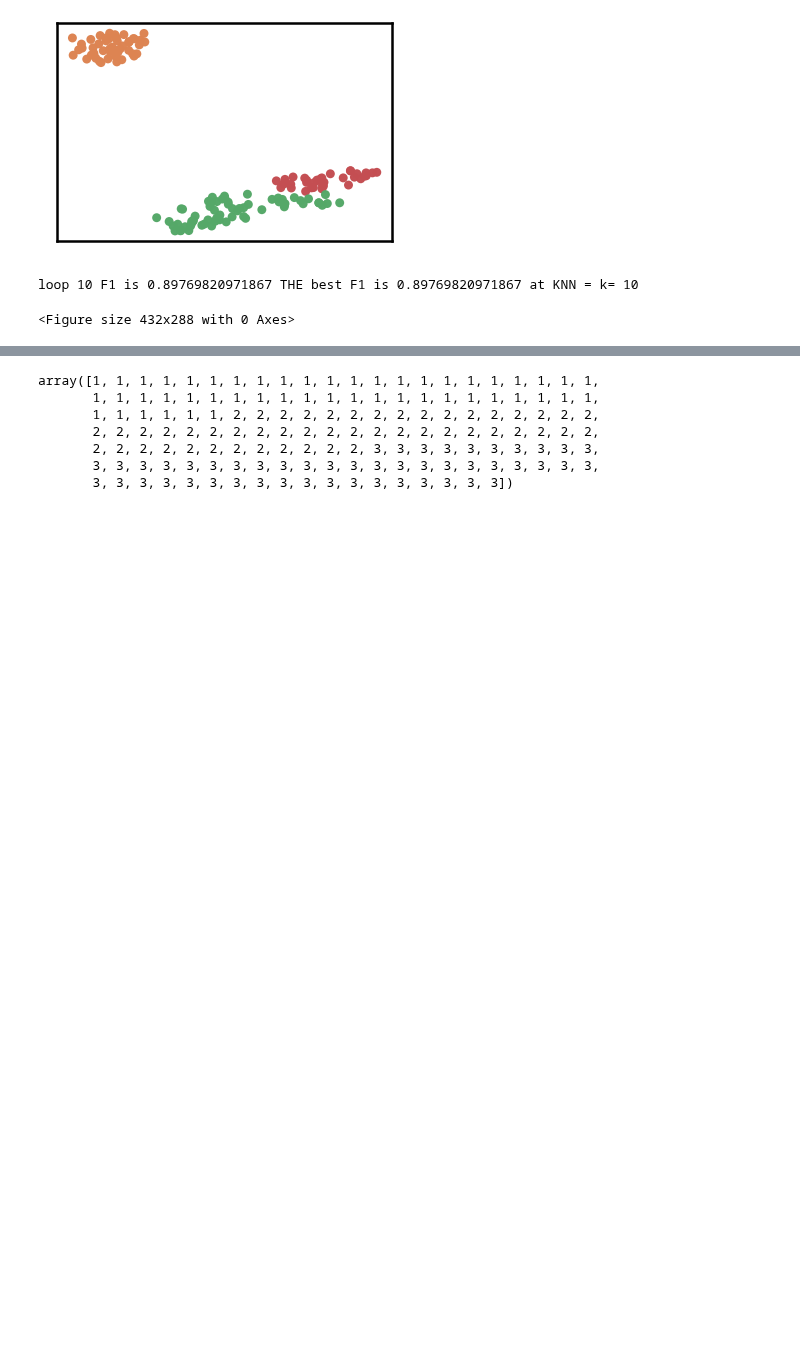
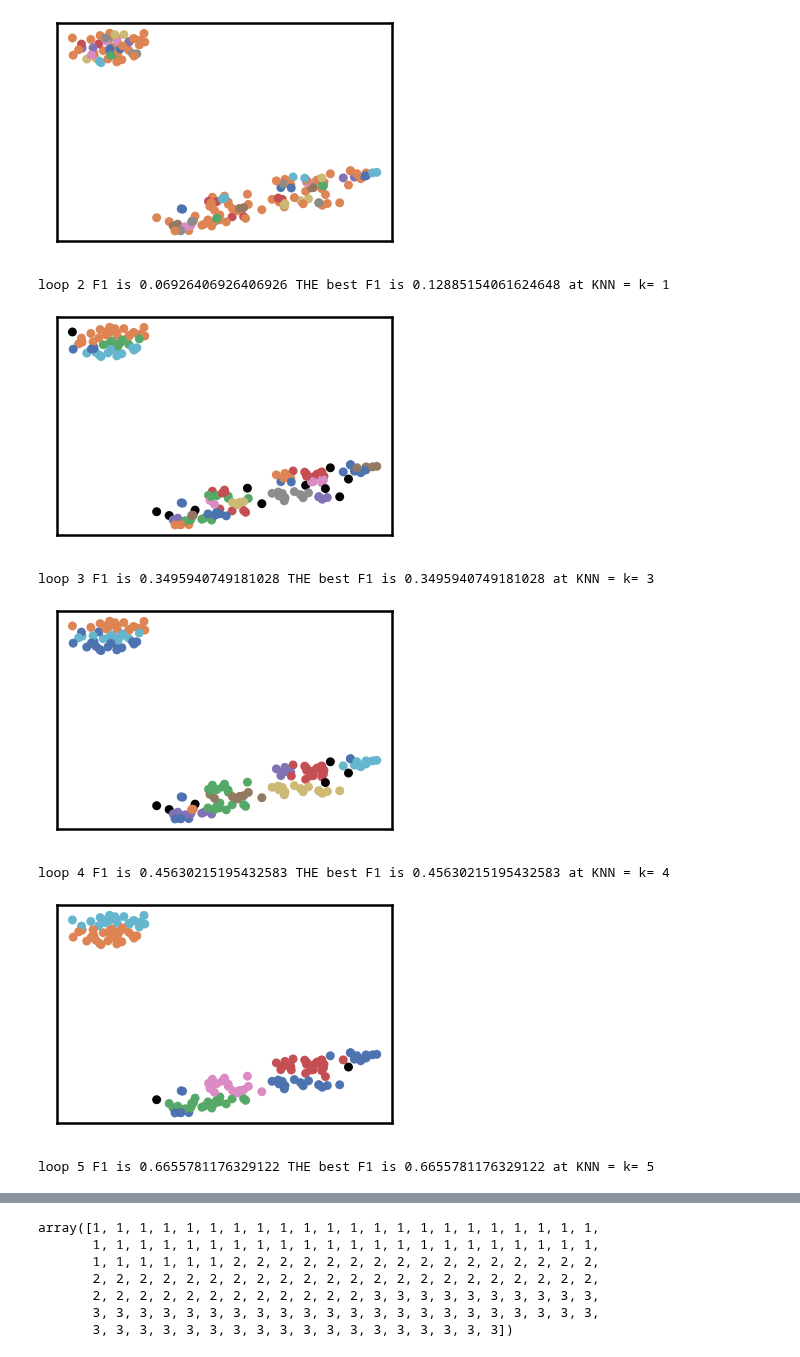
Before and after one commit to scikit-learn-contrib/denmune-clustering-algorithm, a Jupyter notebook: example.ipynb, the cells around one changed output, grey strips where cells are left out. Cells and saved outputs as stored; diff of their text form; code cells hidden in the pictures; blank space fills up the shorter version.

```diff
--- a/example.ipynb
+++ b/example.ipynb
@@ -42,9 +42,9 @@ if  not os.path.isfile(file_2d):
 
 
 file_labels =  dataset +'-gt.txt' #dataset + '-gt.txt'
-max_knn  = 10
+max_knn  = 50
 
-start =10
+start =1
 step =1
 end =  max_knn
 labels_pred = []
@@ -75,38 +75,40 @@ for n in range(start, end+1, step):
     if  os.path.isfile(solution_file):
         os.remove(solution_file)
 
     start_time= time.time()
     py = DenMuneCLS(data=data, k_nearest=n, dp_dis=dp_dis, max_knn=max_knn)
     dp_dis = py.save_Dis()
     dp_data = py.save_Data()
     end_time= time.time()
 
 
     labels_pred = []
     labels_pred = genfromtxt(solution_file)
     labels_pred = func.match_Labels(labels_pred, labels_true)
 
     validity_index = func.calc_Metrics(labels_true, labels_pred)
     if (best_validity < validity_index[myvalidity_idx]):
         best_validity = validity_index[myvalidity_idx]
         best_knn = 'k= ' + str(n)
         func.plot_clusters(data=data, labels=labels_pred, alg_name=alg_name, dp_name=dataset, show=True)
 
     validity_index[0]  = str(n)
     validity_index[-1] = end_time-start_time
 
-    tmp_ext = ''
     df = df.append(pd.Series(validity_index, index=df.columns ), ignore_index=True)
-    df.sort_values(by=['ACC', 'NMI', 'ARI'] , ascending=False, inplace=True)
-    df.to_csv(file_save + tmp_ext, index=False, sep='\t', header=True)
+    #df.sort_values(by=['ACC', 'NMI', 'ARI'] , ascending=False, inplace=True)
+    df.to_csv(file_save, index=False, sep='\t', header=True)
 
     print('loop ' + str(n)  + ' ' + myvalidity.upper() + ' is ' + str(validity_index[myvalidity_idx]) + ' THE best ' + myvalidity.upper() + ' is ' + str(best_validity) + " at KNN = " + str(best_knn) + '   ', end='')
     func.backline()
 
 df.to_csv(file_save, index=False, sep='\t', header=True)
-if tmp_ext != '':
-    os.remove(file_save +tmp_ext)
 # %% [output]
-[figure, old version]
+[figure, new version]
-loop 10 F1 is 0.89769820971867 THE best F1 is 0.89769820971867 at KNN = k= 10
+loop 2 F1 is 0.06926406926406926 THE best F1 is 0.12885154061624648 at KNN = k= 1
+[figure, added]
-<Figure size 432x288 with 0 Axes>
+loop 3 F1 is 0.3495940749181028 THE best F1 is 0.3495940749181028 at KNN = k= 3
+[figure, added]
+loop 4 F1 is 0.45630215195432583 THE best F1 is 0.45630215195432583 at KNN = k= 4
+[figure, added]
+loop 5 F1 is 0.6655781176329122 THE best F1 is 0.6655781176329122 at KNN = k= 5
```
Also changed, not shown: parts of 3 cells of this notebook.
